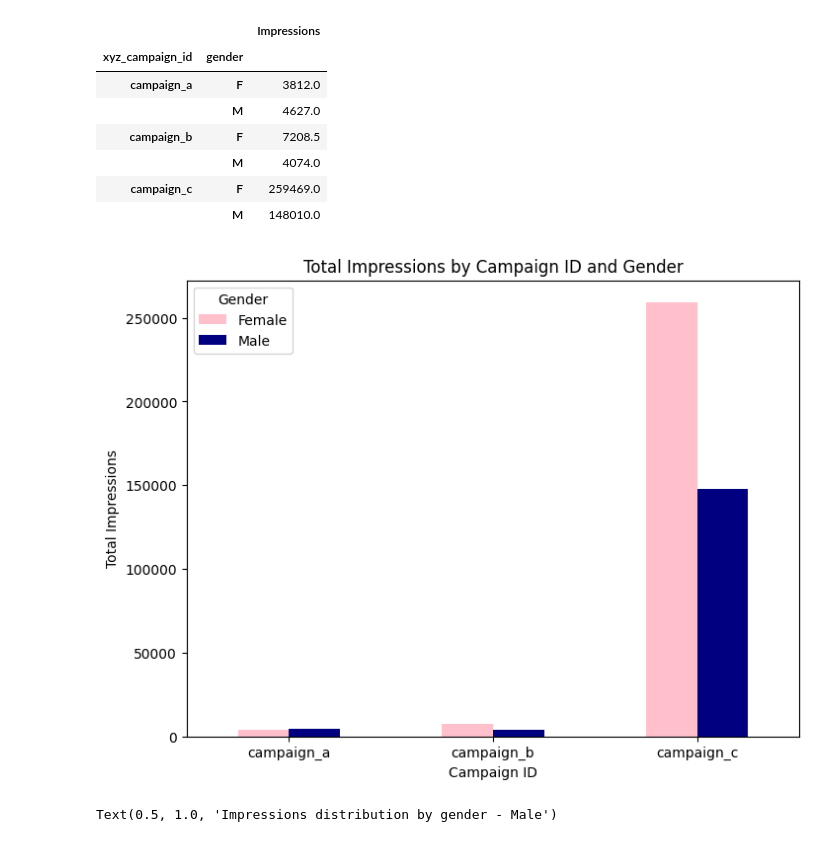
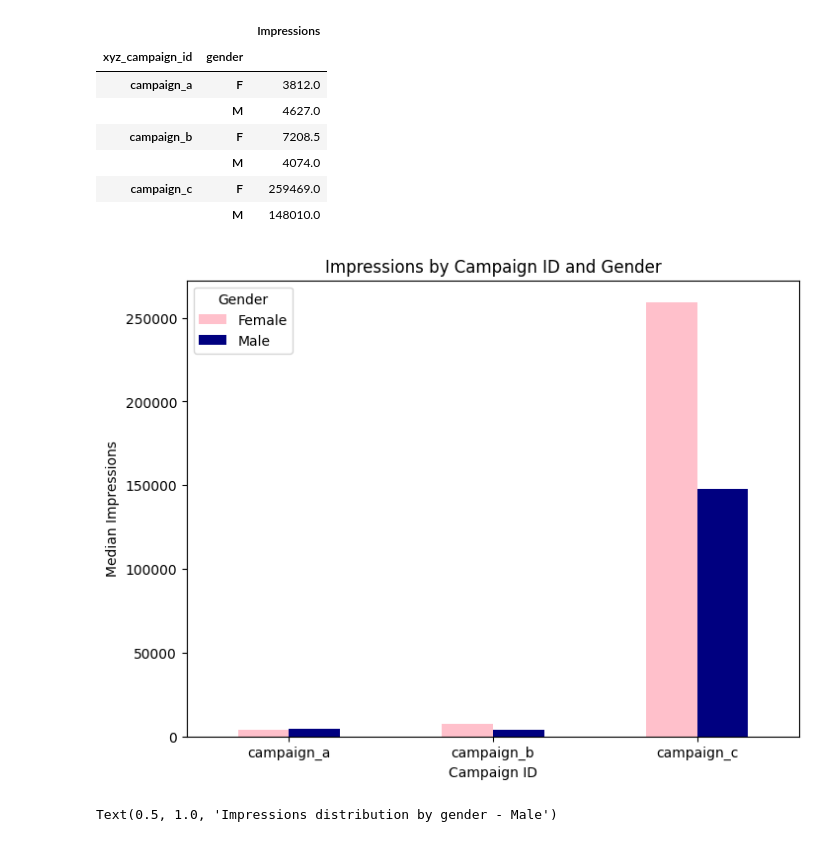
Before and after one commit to huongtran2104/Capstone-Project, a Jupyter notebook: Final_Project_Trần_Thị_Thu_Hương.ipynb, the cells around one changed output. Saved outputs shown, nothing was run; the diff lists cells and outputs as text; code cells hidden in the pictures.

```diff
--- a/Final_Project_Trần_Thị_Thu_Hương.ipynb
+++ b/Final_Project_Trần_Thị_Thu_Hương.ipynb
@@ -636,18 +636,18 @@ impressions_by_gender_campaign
 # %%
 pivot_df = impressions_by_gender_campaign.unstack(level='gender')
 pivot_df.columns = ["Female", "Male"]
 
 bar=pivot_df.plot(kind='bar', figsize=(8,6), color=['pink', 'navy'])
 
-plt.title("Total Impressions by Campaign ID and Gender")
+plt.title("Impressions by Campaign ID and Gender")
 plt.xlabel("Campaign ID")
-plt.ylabel("Total Impressions")
+plt.ylabel("Median Impressions")
 plt.legend(title="Gender")
 plt.xticks(rotation=0)
 
 plt.show()
 # %% [output]
-[figure, old version]
+[figure, new version]
 # %%
 plt.figure(figsize=(10,5))
 plt.subplot(1,2,1)
```
Also changed, not shown: parts of 31 cells of this notebook.
